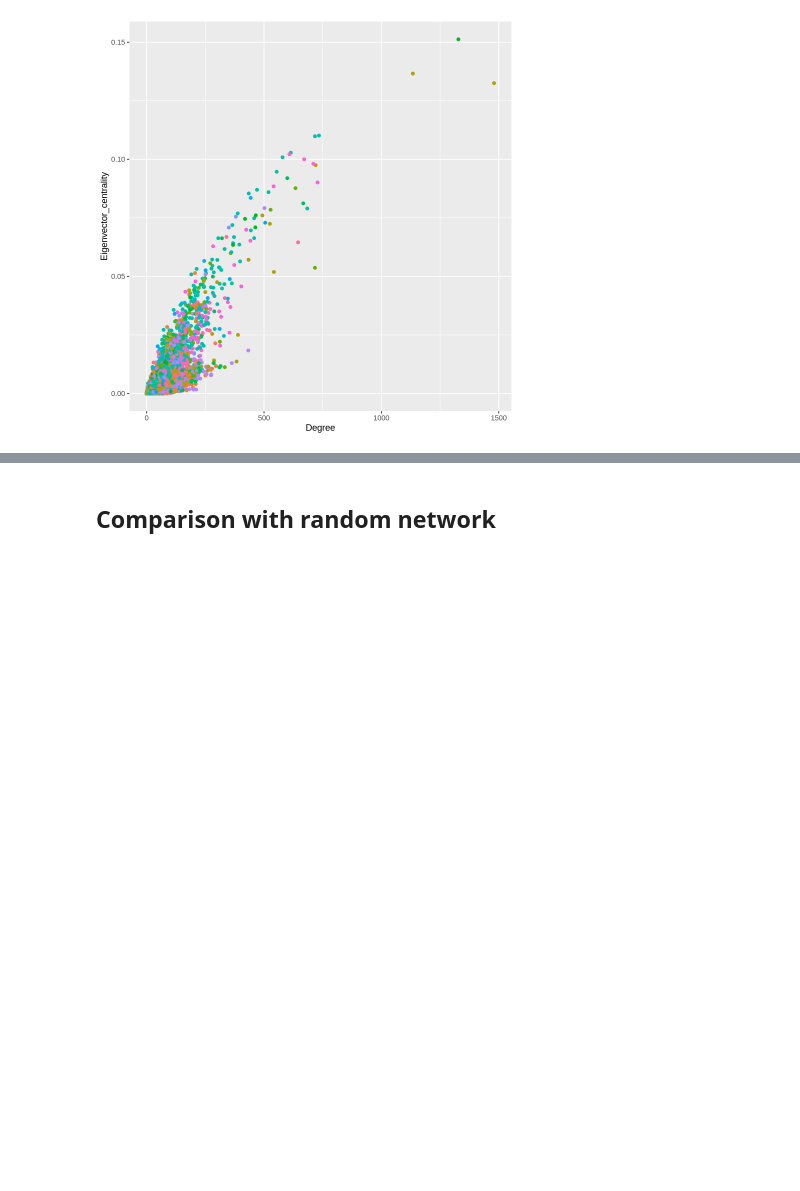
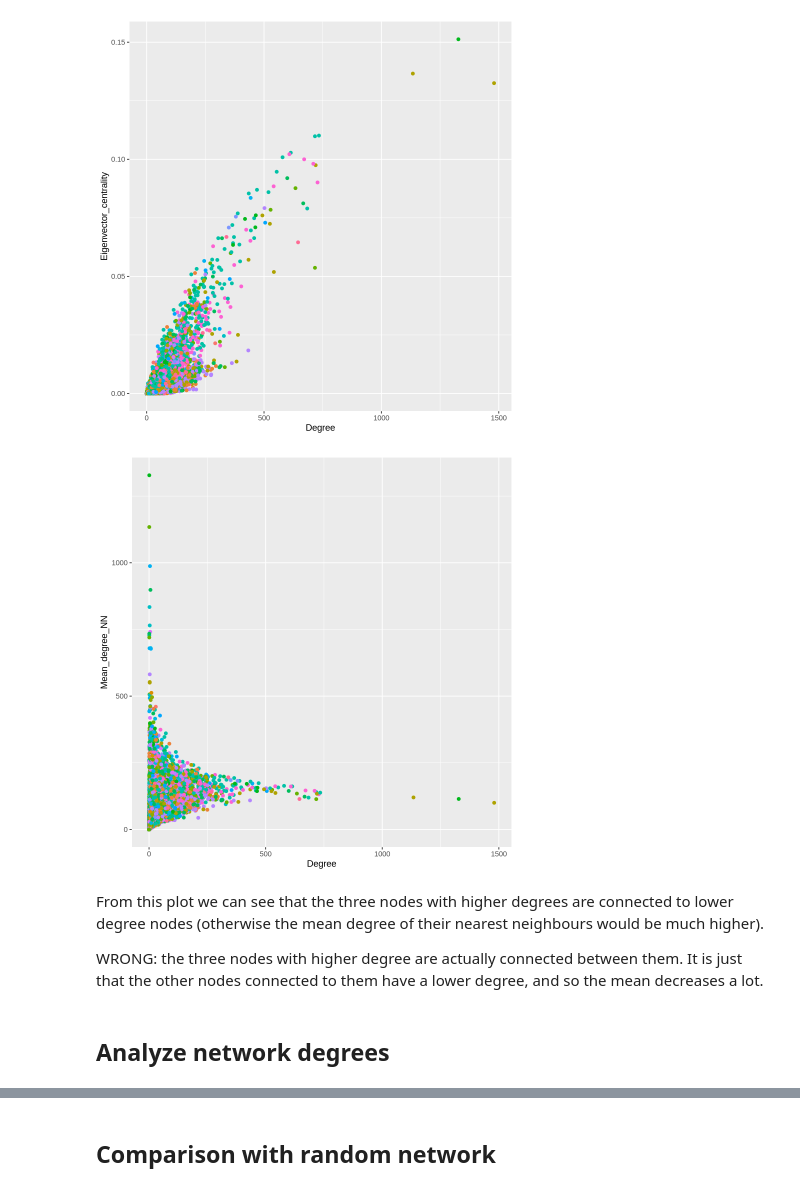
Before and after one commit to riccardo03-maker/Abstract_network, a Jupyter notebook: plots.ipynb, the cells around one changed output, grey strips where cells are left out. Saved outputs shown, nothing was run; the diff lists cells and outputs as text; code cells hidden in the pictures; blank space fills up the shorter version.

Commit message:
Implemented degree nearest neighbours and pendant nodes removal

```diff
--- a/plots.ipynb
+++ b/plots.ipynb
@@ -114,6 +83,6 @@ The significative difference between mean and median makes it easy to think that
 # %%
 library(tidyverse)
 centrality_measures <- read_csv(
-    "networks/results/centrality_measures.csv"
+    "networks/results/abstract_embeddings/centrality_measures.csv"
 )
 # %% [output]
@@ -147,3 +126,16 @@ ggplot(data = centrality_measures, aes(x = Degree, y = Eigenvector_centrality, c
     theme(legend.position = "none")
 # %% [output]
 [figure]
+# %%
+#knn
+ggplot(data = centrality_measures, aes(x = Degree, y = Mean_degree_NN, color = Topic)) +
+    geom_point() +
+    theme(legend.position = "none")
+# %% [output]
+[figure, added]
+# %% [markdown]
+From this plot we can see that the three nodes with higher degrees are connected to lower degree nodes (otherwise the mean degree of their nearest neighbours would be much higher).
+
+WRONG: the three nodes with higher degree are actually connected between them. It is just that the other nodes connected to them have a lower degree, and so the mean decreases a lot.
+# %% [markdown]
+## Analyze network degrees
```
Also changed, not shown: parts of 17 cells of this notebook, 6 other files.
